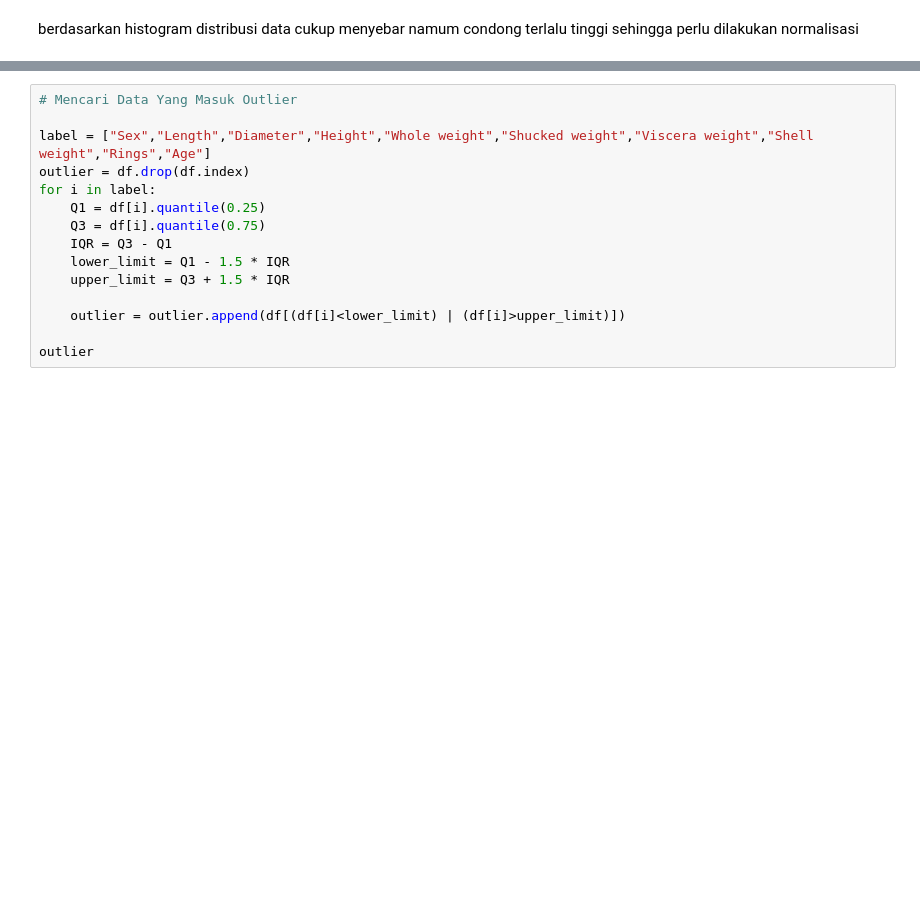
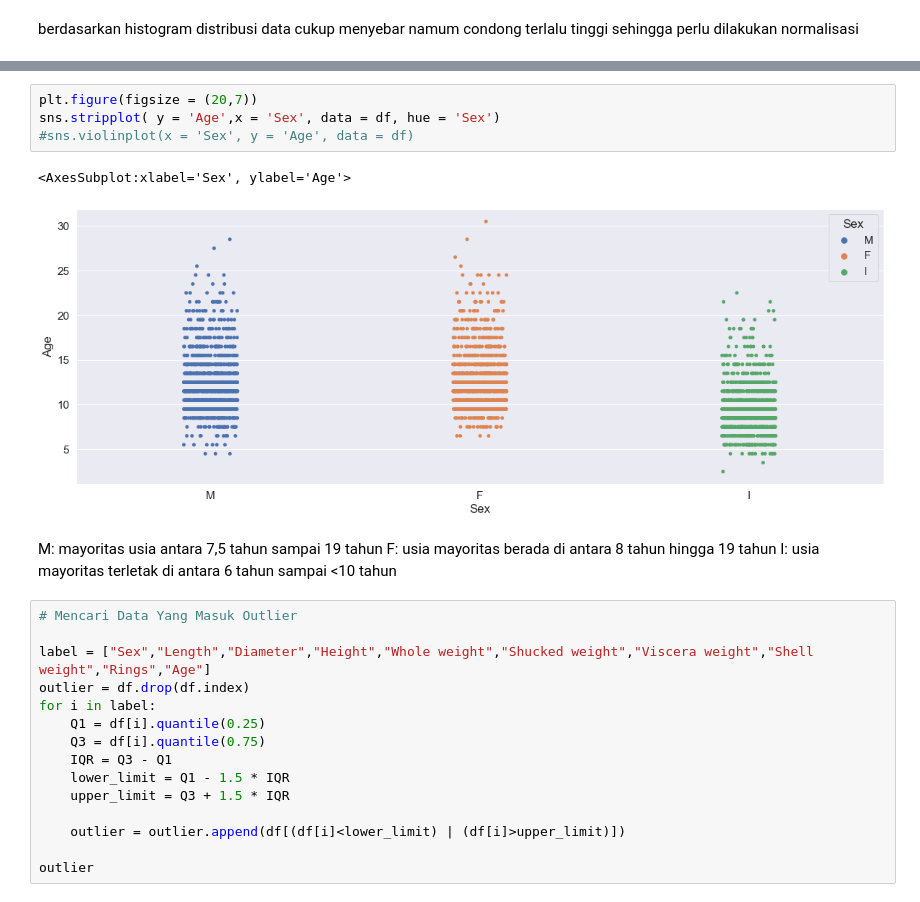
Before and after one commit to rahmaldrs/DSU_Project_2_supervised, a Jupyter notebook: Regresi.ipynb, the cells around one changed output, grey strips where cells are left out. Cells and saved outputs as stored; diff of their text form; blank space fills up the shorter version.

```diff
--- a/Regresi.ipynb
+++ b/Regresi.ipynb
@@ -156,3 +154,14 @@ Adanya korelasi yang tinggi antara Length dan Diameter, Korelasi tinggi antara s
+# %%
+plt.figure(figsize = (20,7))
+sns.stripplot( y = 'Age',x = 'Sex', data = df, hue = 'Sex')
+#sns.violinplot(x = 'Sex', y = 'Age', data = df)
+# %% [output]
+<AxesSubplot:xlabel='Sex', ylabel='Age'>
+[figure, added]
+# %% [markdown]
+M: mayoritas usia antara 7,5 tahun sampai 19 tahun
+F: usia mayoritas berada di antara 8 tahun hingga 19 tahun
+I: usia mayoritas terletak di antara 6 tahun sampai <10 tahun
 # %%
 # Mencari Data Yang Masuk Outlier
 
```
Also changed, not shown: parts of 26 cells of this notebook.
